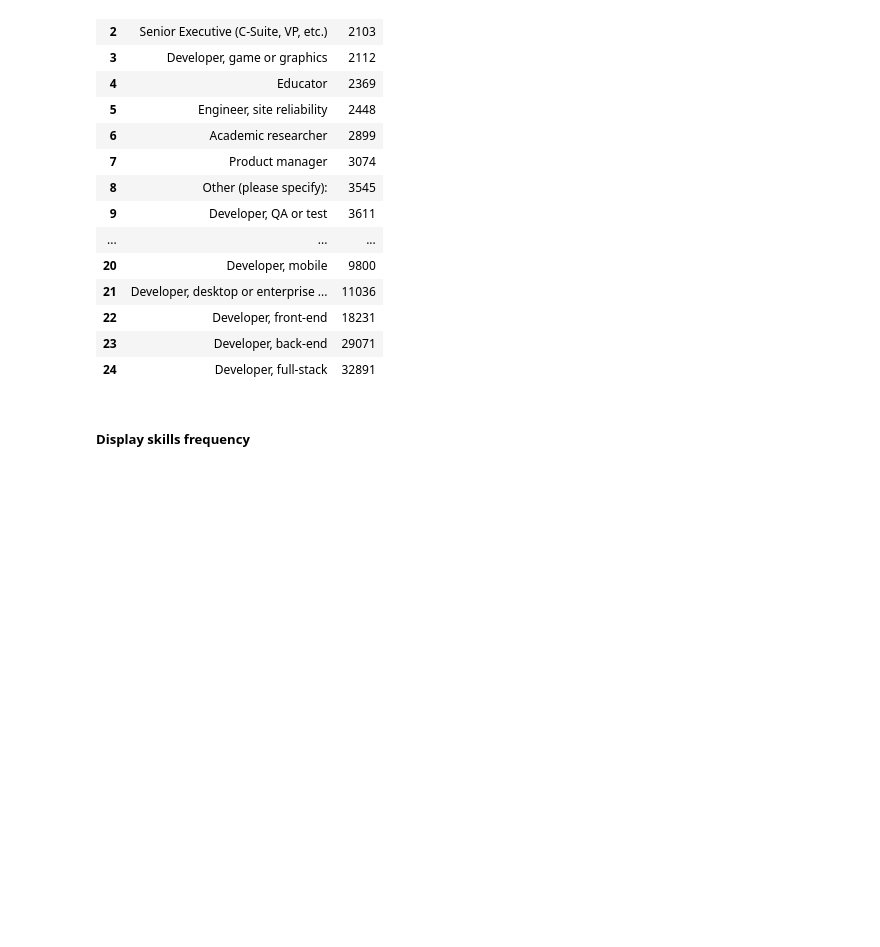
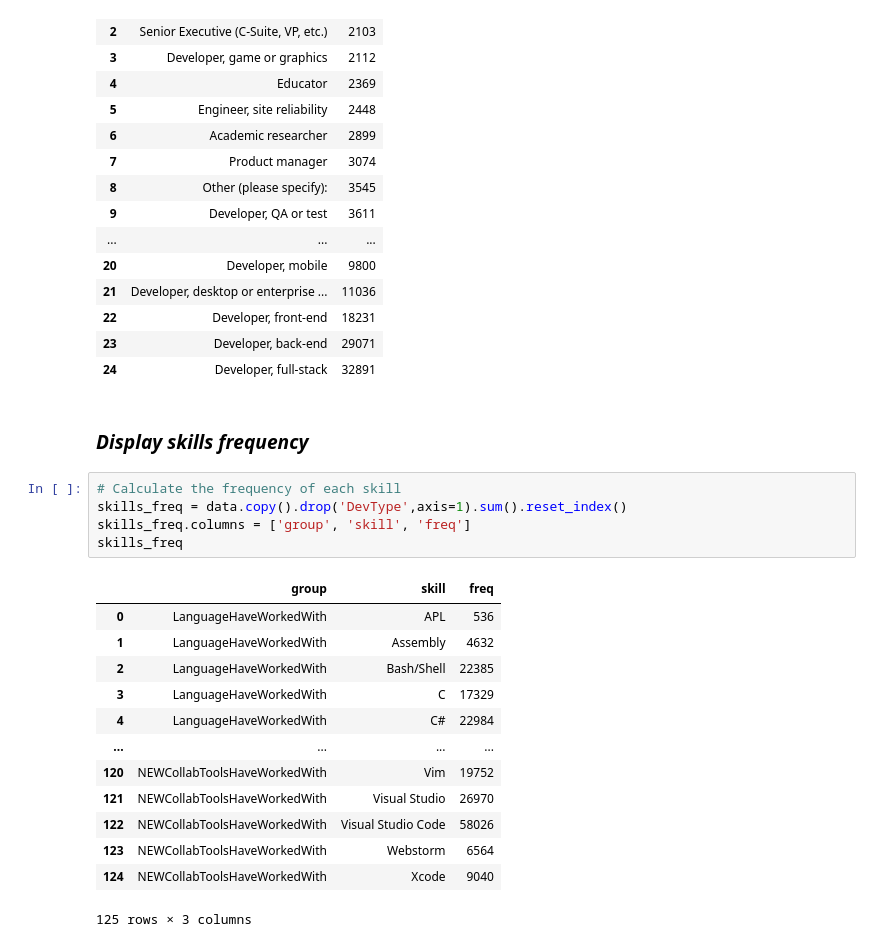
Before and after one commit to GehadTahoon/End_to_end_Datascience_Project-JobTechGuide, a Jupyter notebook: notebooks/02_Analytics.ipynb, the cells around one changed output. Cells and saved outputs as stored; diff of their text form; blank space fills up the shorter version.

```diff
--- a/notebooks/02_Analytics.ipynb
+++ b/notebooks/02_Analytics.ipynb
@@ -92,4 +107,23 @@ job_freq
 | 23 | Developer, back-end | 29071 |
 | 24 | Developer, full-stack | 32891 |
 # %% [markdown]
-##### Display skills frequency
+### _Display skills frequency_
+# %%
+# Calculate the frequency of each skill
+skills_freq = data.copy().drop('DevType',axis=1).sum().reset_index()
+skills_freq.columns = ['group', 'skill', 'freq']
+skills_freq
+# %% [output]
+|  | group | skill | freq |
+| 0 | LanguageHaveWorkedWith | APL | 536 |
+| 1 | LanguageHaveWorkedWith | Assembly | 4632 |
+| 2 | LanguageHaveWorkedWith | Bash/Shell | 22385 |
+| 3 | LanguageHaveWorkedWith | C | 17329 |
+| 4 | LanguageHaveWorkedWith | C# | 22984 |
+| ... | ... | ... | ... |
+| 120 | NEWCollabToolsHaveWorkedWith | Vim | 19752 |
+| 121 | NEWCollabToolsHaveWorkedWith | Visual Studio | 26970 |
+| 122 | NEWCollabToolsHaveWorkedWith | Visual Studio Code | 58026 |
+| 123 | NEWCollabToolsHaveWorkedWith | Webstorm | 6564 |
+| 124 | NEWCollabToolsHaveWorkedWith | Xcode | 9040 |
+125 rows × 3 columns
```
Also changed, not shown: parts of 27 cells of this notebook, 5 other files.
